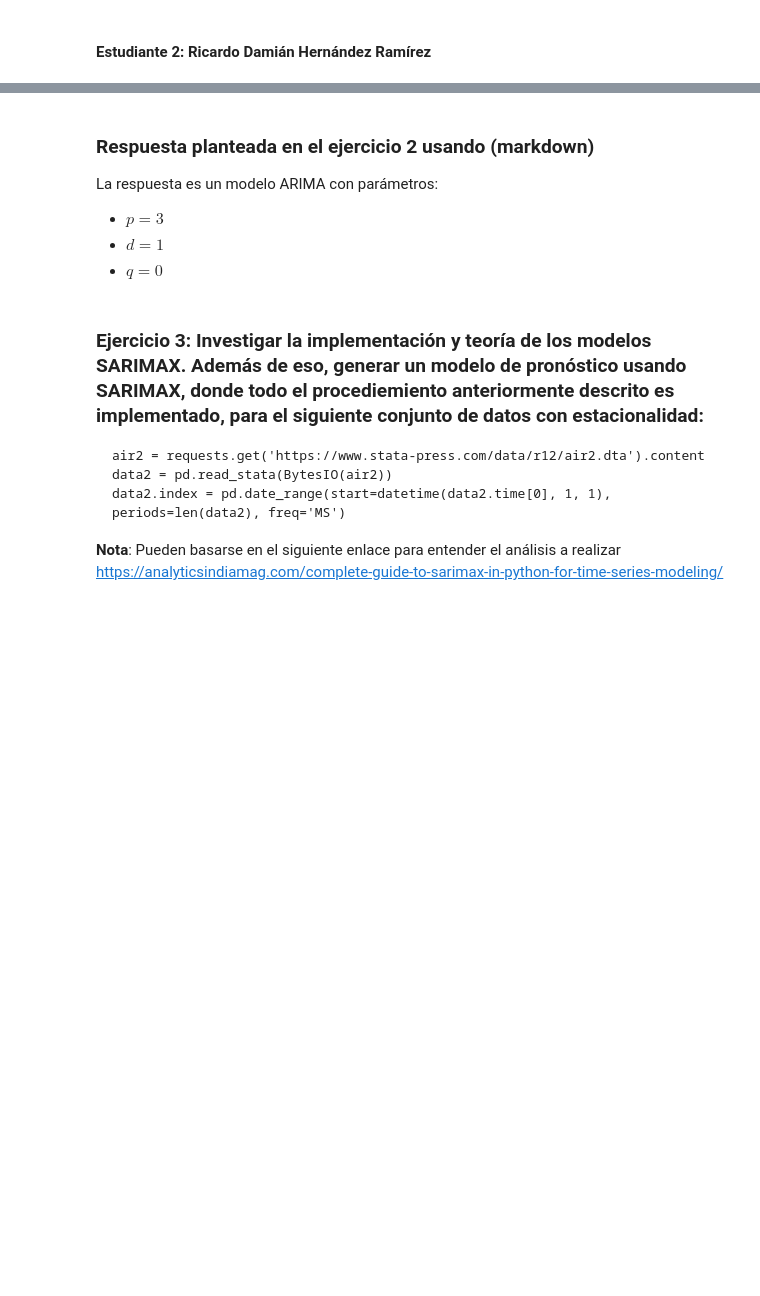
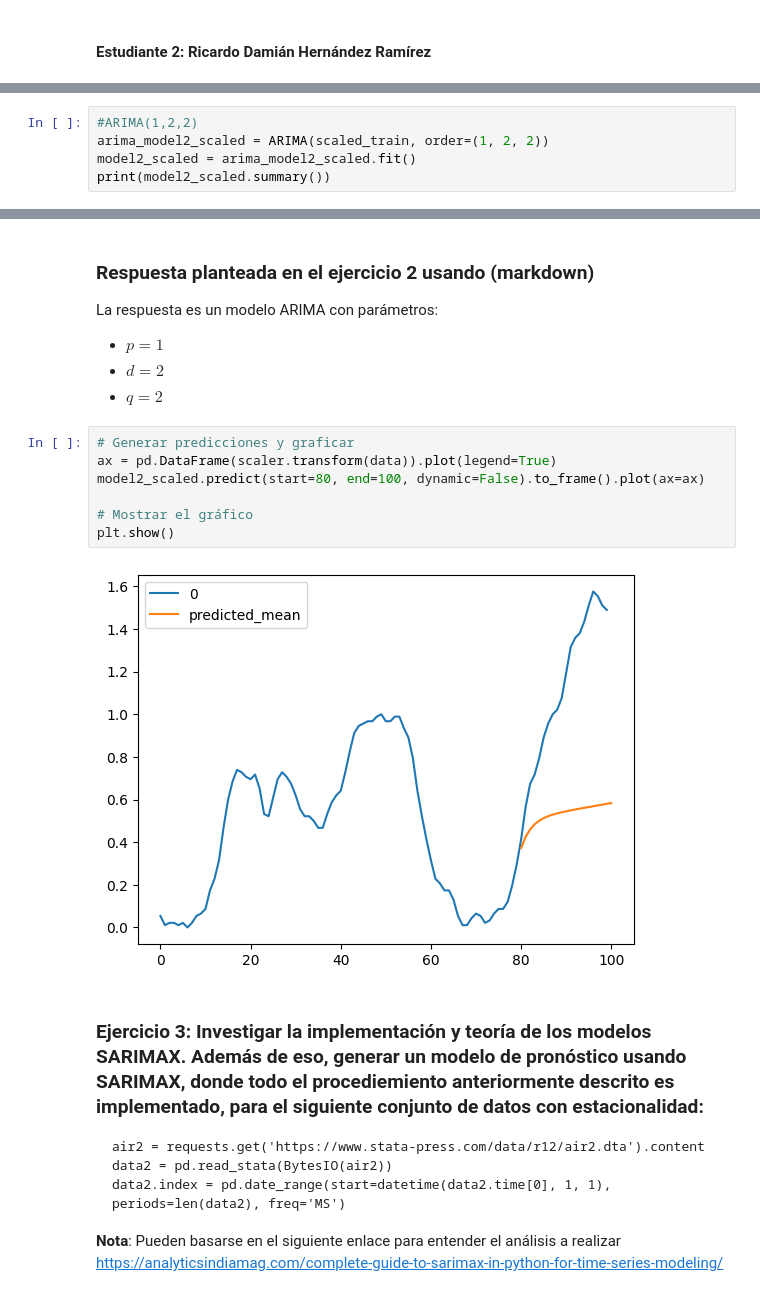
Before and after one commit to judith-ale/ProyectoConjunto_JAHinojosa_RDHernandez, a Jupyter notebook: Tarea_2.ipynb, the cells around one changed output, grey strips where cells are left out. Saved outputs shown, nothing was run; the diff lists cells and outputs as text; blank space fills up the shorter version.

```diff
--- a/Tarea_2.ipynb
+++ b/Tarea_2.ipynb
@@ -457,0 +738,5 @@ y_h.plot(ax=ax)
+# %%
+#ARIMA(1,2,2)
+arima_model2_scaled = ARIMA(scaled_train, order=(1, 2, 2))
+model2_scaled = arima_model2_scaled.fit()
+print(model2_scaled.summary())
@@ -460,9 +792,18 @@ y_h.plot(ax=ax)
 
 La respuesta es un modelo ARIMA con parámetros:
 
-- $p=3$
-- $d=1$
-- $q=0$
+- $p=1$
+- $d=2$
+- $q=2$
+# %%
+# Generar predicciones y graficar
+ax = pd.DataFrame(scaler.transform(data)).plot(legend=True)
+model2_scaled.predict(start=80, end=100, dynamic=False).to_frame().plot(ax=ax)
+
+# Mostrar el gráfico
+plt.show()
+# %% [output]
+[figure, added]
 # %% [markdown]
 ### Ejercicio 3: Investigar la implementación y teoría de los modelos SARIMAX. Además de eso, generar un modelo de pronóstico usando SARIMAX, donde todo el procediemiento anteriormente descrito es implementado, para el siguiente conjunto de datos con estacionalidad:
 
```
Also changed, not shown: parts of 48 cells of this notebook.
